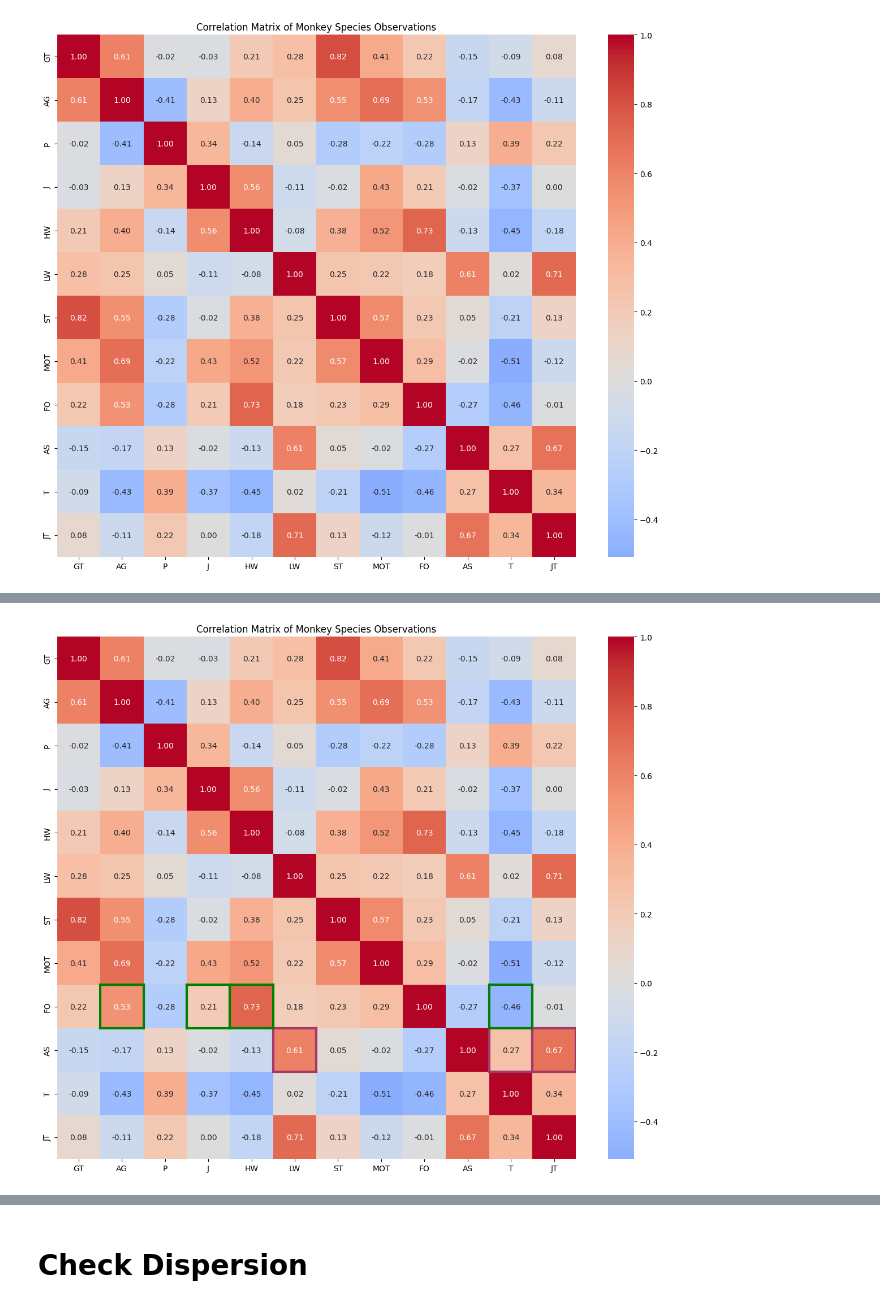
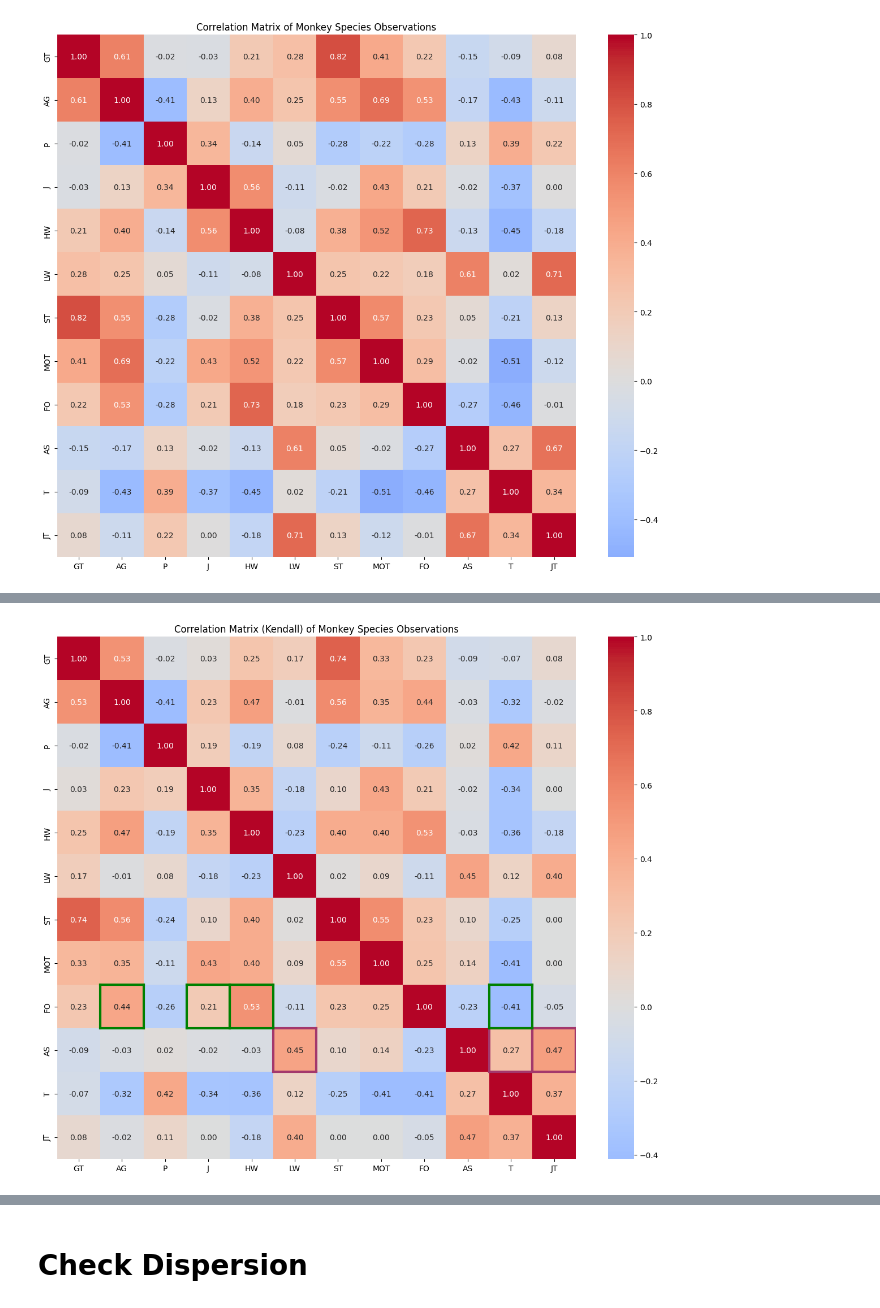
Before and after one commit to alvaro-francisco-gil/monkey-tourism-analysis, a Jupyter notebook: analysis.ipynb, the cells around one changed output, grey strips where cells are left out. Cells and saved outputs as stored; diff of their text form; code cells hidden in the pictures.

```diff
--- a/analysis.ipynb
+++ b/analysis.ipynb
@@ -94,3 +94,16 @@ plt.tight_layout()
 plt.show()
 # %% [output]
 [figure]
+# %%
+variable_columns = ['AC', 'AUC', 'JU', 'DB', 'CA', 'CB', 'RE', 'PA', 'FO', 'SA', 'AI', 'AMC']
+english_id_columns = [spanish_to_english_id[col] for col in variable_columns]
+variable_columns = english_id_columns
+
+# Calculate correlation matrix using Kendall's tau-b
+corr_matrix = df[variable_columns].corr(method='kendall')
+
+plt.figure(figsize=(12, 10))
+sns.heatmap(corr_matrix, annot=True, cmap='coolwarm', center=0, fmt='.2f')
+plt.title("Kendall's Tau-b Correlation Matrix of Monkey Species Observations")
+plt.tight_layout()
+plt.show()
@@ -97,15 +112,33 @@ plt.show()
 # %%
-def highlight_correlation_by_variables(corr_matrix, variable_pairs_orange=None, variable_pairs_green=None,
-                                    border_width=3):
+def highlight_correlation_by_variables(corr_matrix=None, df=None, variable_pairs_orange=None, variable_pairs_green=None,
+                                    border_width=3, method='pearson', variable_columns=None):
     """
     Border specific variable pairs in the correlation matrix with different colors.
 
     Parameters:
-    - corr_matrix: pandas DataFrame correlation matrix
+    - corr_matrix: pandas DataFrame correlation matrix (optional, if provided, df and method are ignored)
+    - df: pandas DataFrame, the data (used if corr_matrix is not provided)
     - variable_pairs_orange: list of tuples with variable names to border in orange
     - variable_pairs_green: list of tuples with variable names to border in green
     - border_width: width of the border line
+    - method: correlation method ('pearson', 'spearman', or 'kendall'), default is 'pearson'
+    - variable_columns: list of columns from df to use in correlation matrix; if None, uses all numeric columns
     """
+
+    # Calculate correlation matrix if not provided
+    if corr_matrix is None:
+        if df is None:
+            raise ValueError("Either corr_matrix or df must be provided")
+
+        # Choose columns for correlation (default: all numeric columns)
+        if variable_columns is not None:
+            data_for_corr = df[variable_columns]
+        else:
+            data_for_corr = df.select_dtypes(include='number')
+
+        # Calculate the correlation matrix using desired method
+        corr_matrix = data_for_corr.corr(method=method)
+
     plt.figure(figsize=(12, 10))
 
     # Create the base heatmap
@@ -143,14 +176,16 @@ def highlight_correlation_by_variables(corr_matrix, variable_pairs_orange=None,
     # Add green borders
     add_borders(variable_pairs_green, 'green')
 
-    plt.title('Correlation Matrix of Monkey Species Observations')
+    # Update title to include method name
+    method_name = method.title() if corr_matrix is not None or df is not None else 'Pearson'
+    plt.title(f'Correlation Matrix ({method_name}) of Monkey Species Observations')
     plt.tight_layout()
     plt.show()
 # %%
 # Example usage with two different lists:
 orange_pairs = [('AS', 'LW'), ('AS', 'JT'), ('AS', 'T')]
 green_pairs = [('FO', 'HW'), ('FO', 'AG'), ('FO', 'J'), ('FO', 'T')]
 highlight_correlation_by_variables(corr_matrix, variable_pairs_orange=orange_pairs,
-                                variable_pairs_green=green_pairs)
+                                variable_pairs_green=green_pairs, method='kendall')
 # %% [output]
-[figure, old version]
+[figure, new version]
```
Also changed, not shown: parts of 2 cells of this notebook, 1 other file.
